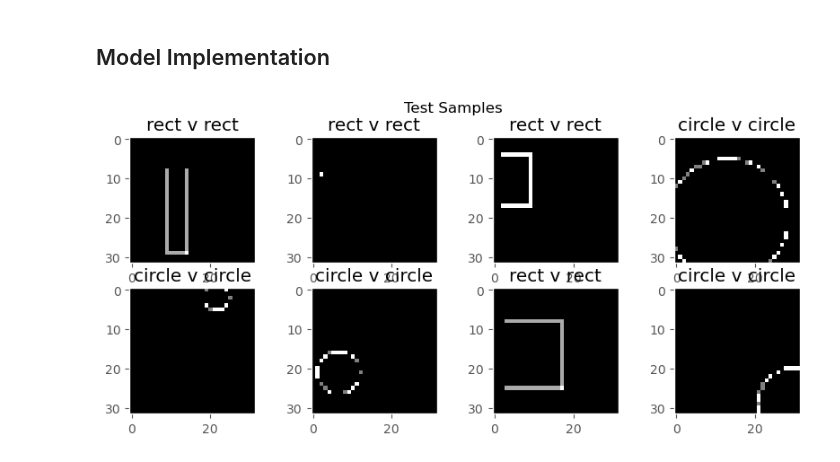
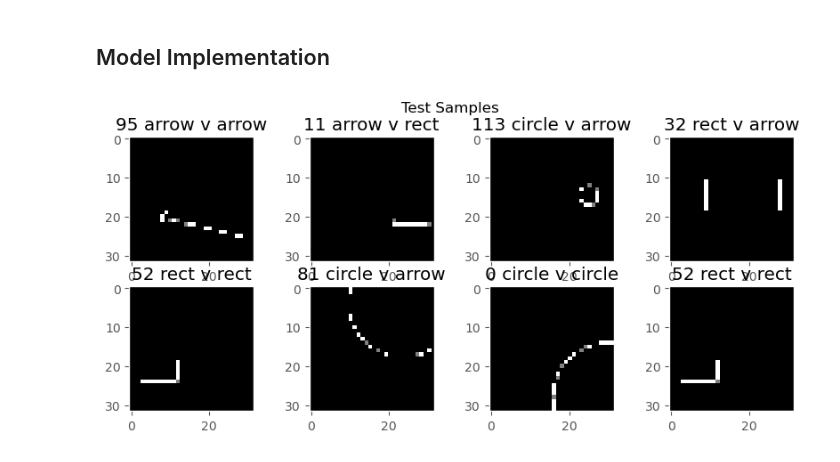
Before and after one commit to rapee9999/LearnCV, a Jupyter notebook: arrow-lenet.ipynb, the cells around one changed output. Drawn from its saved outputs; the diff is of its cells as text; code cells hidden in the pictures.

Commit message:
update evaluation

```diff
--- a/arrow-lenet.ipynb
+++ b/arrow-lenet.ipynb
@@ -404,5 +420,9 @@ showRandDataset(dataset=testData, indices=range(0,len(testData)), classes=testDa
 # %%
-showDataDist(trainData.dataset.classes, trainData.dataset.targets[trainData.indices], "Training set")
-showDataDist(valData.dataset.classes, valData.dataset.targets[valData.indices], "Validation set")
-showDataDist(testData.classes, testData.targets, "Test set")
+data_dist_report = showDataDist(trainData.dataset.classes, trainData.dataset.targets[trainData.indices], "Training set")
+data_dist_report += showDataDist(valData.dataset.classes, valData.dataset.targets[valData.indices], "Validation set")
+data_dist_report += showDataDist(testData.classes, testData.targets, "Test set")
+# write to a file.
+os.makedirs(result_dir, exist_ok=True)
+with open(os.path.join(result_dir, "data_distribution.txt"), 'w') as f:
+    f.write(data_dist_report)
 # %% [output]
@@ -429,7 +451,11 @@ Training steps: 100, Validation steps: 25
 # initialize the LeNet model
 model = LeNet(numChannels=1, classes=len(trainData.dataset.classes), imageShape=trainData.dataset[0][0].size()[1:]).to(DEVICE)
 inputShape = (1,INPUT_DIM,INPUT_DIM)
-summary(model, inputShape)
+model_stat = summary(model, inputShape)
+# write into a file.
+os.makedirs(result_dir, exist_ok=True)
+with open(os.path.join(result_dir, "model_summary.txt"), 'w') as f:
+    f.write(model_stat.layers_to_str())
 # %% [output]
 ==========================================================================================
 Layer (type:depth-idx)                   Output Shape              Param #
@@ -622,0 +635,8 @@ torch.jit.save(jit_model, jit_model_filepath)
+# %%
+# load the model and set it to evaluation mode
+model = torch.load(os.path.join(model_dir, "LeNet.pt"))
+
+# # load the model and set it to evaluation mode
+# model = torch.jit.load(os.path.join(model_dir, "JIT_LeNet.pt"))
+
+model.to(DEVICE)
@@ -653,10 +673,0 @@ weighted avg       0.99      0.99      0.99       200
-# %%
-# load the model and set it to evaluation mode
-model_filepath = 'model-store\Shapes\LeNet.pt'
-model = torch.load(model_filepath)
-
-# # load the model and set it to evaluation mode
-# model_filepath = 'model-store\Shapes\JIT_LeNet.pt'
-# model = torch.jit.load(model_filepath)
-
-model.to(DEVICE)
@@ -663,6 +709,6 @@ model.to(DEVICE)
 # %% [markdown]
 ## Model Implementation
 # %%
-showRandDataset(testData, 8, suptitle="Test Samples", model=model)
+showRandDataset(dataset=testData, indices=range(0,len(testData)), classes=testData.classes, sample_size=8, suptitle="Test Samples", model=model)
 # %% [output]
-[figure, old version]
+[figure, new version]
```
Also changed, not shown: parts of 21 cells of this notebook.
